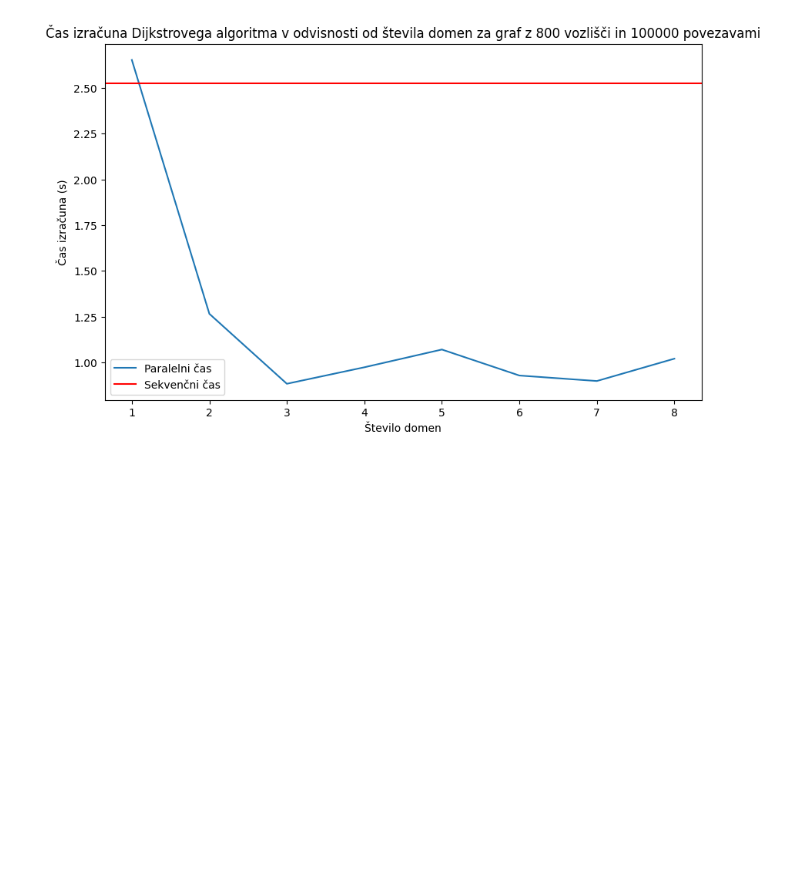
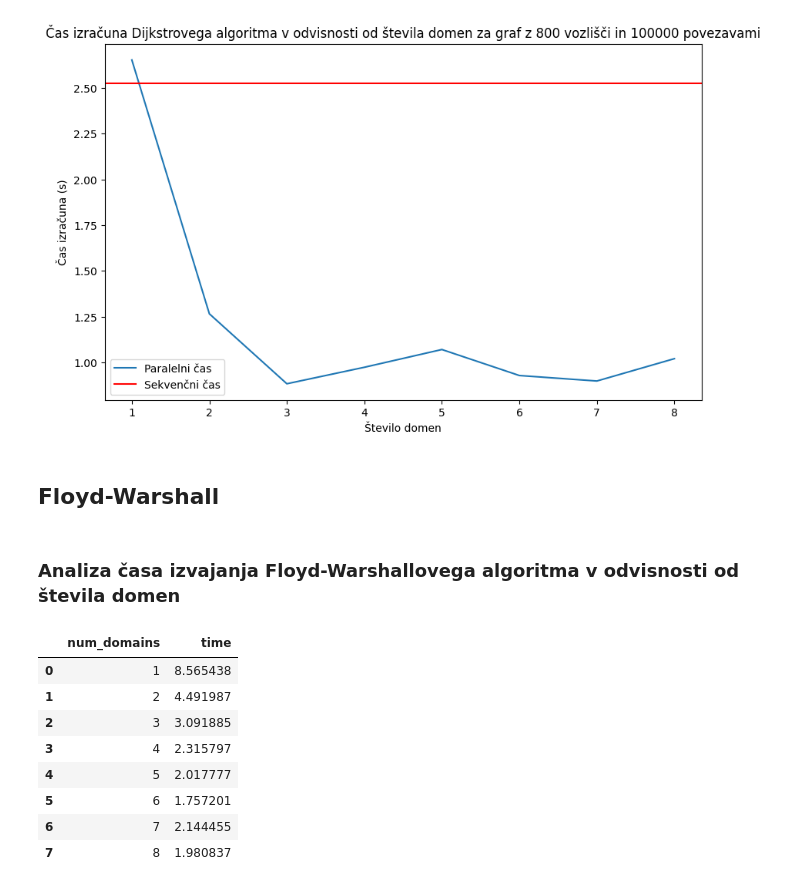
Before and after one commit to tjazerzen/Avtomatska-paralelizacija-v-OCamlu, a Jupyter notebook: playground/graph/computation_time_analysis/computation_time_analysis.ipynb, the cells around one changed output. Drawn from its saved outputs; the diff is of its cells as text; code cells hidden in the pictures; blank space fills up the shorter version.

```diff
--- a/playground/graph/computation_time_analysis/computation_time_analysis.ipynb
+++ b/playground/graph/computation_time_analysis/computation_time_analysis.ipynb
@@ -238,3 +239,7 @@ plt.savefig('dijkstra_v_odvisnosti_od_stevila_domen.jpg')
 plt.show()
 # %% [output]
 [figure]
+# %% [markdown]
+## Floyd-Warshall
+# %% [markdown]
+### Analiza časa izvajanja Floyd-Warshallovega algoritma v odvisnosti od števila domen
@@ -240,0 +248,12 @@ plt.show()
+# %%
+df_floyd_par_domains
+# %% [output]
+|  | num_domains | time |
+| 0 | 1 | 8.565438 |
+| 1 | 2 | 4.491987 |
+| 2 | 3 | 3.091885 |
+| 3 | 4 | 2.315797 |
+| 4 | 5 | 2.017777 |
+| 5 | 6 | 1.757201 |
+| 6 | 7 | 2.144455 |
+| 7 | 8 | 1.980837 |
```
Also changed, not shown: parts of 7 cells of this notebook, 4 other files.
